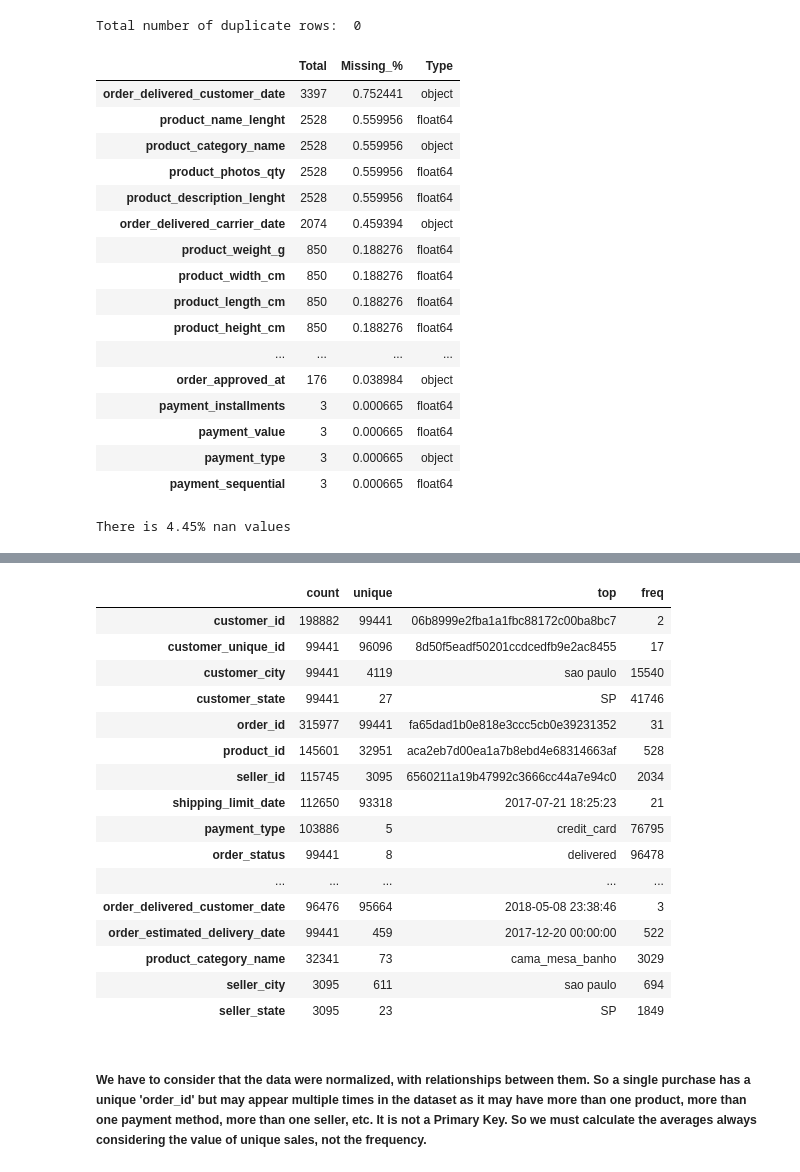
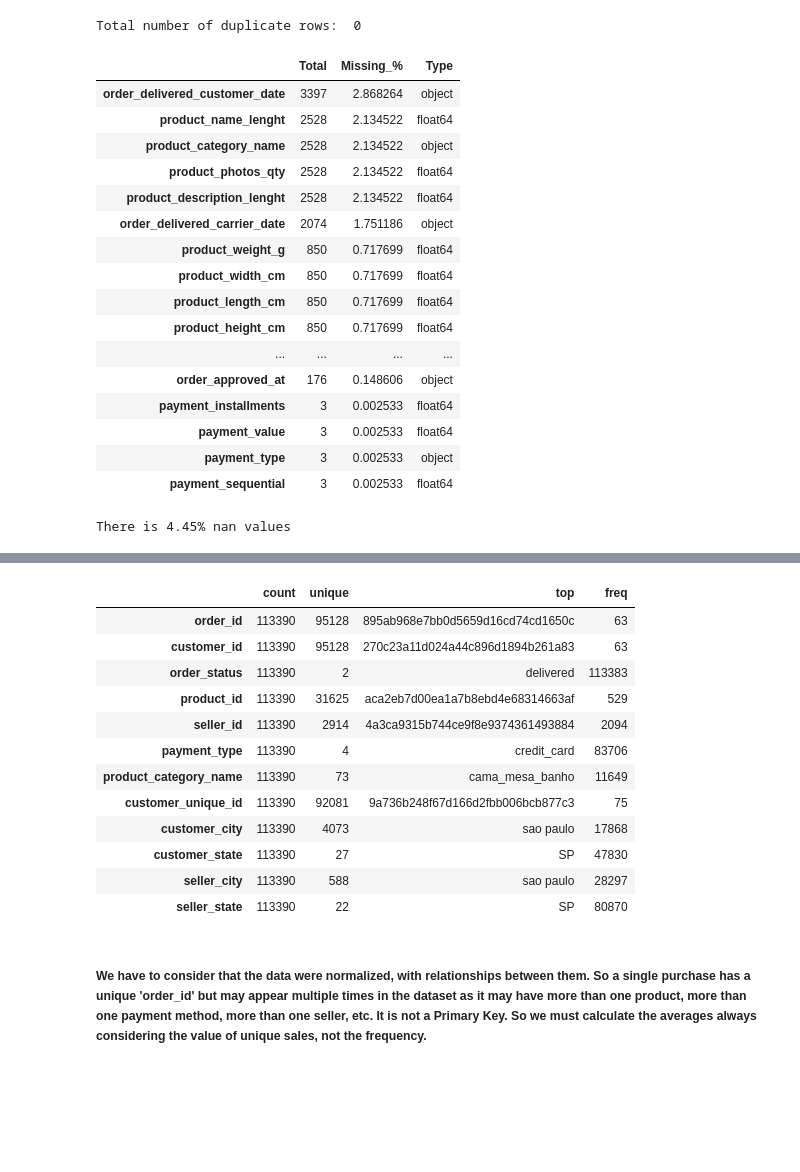
Before and after one commit to youssef02/Brazilian-E-Commerce-Public-Dataset-by-Olist, a Jupyter notebook: AI_project.ipynb, the cells around one changed output, grey strips where cells are left out. Drawn from its saved outputs; the diff is of its cells as text; code cells hidden in the pictures; blank space fills up the shorter version.

```diff
--- a/AI_project.ipynb
+++ b/AI_project.ipynb
@@ -120,27 +119,27 @@ print("Total number of duplicate rows: ", olist.duplicated().sum())
 Total number of duplicate rows:  0
 # %%
 type_and_missing = pd.concat([olist.isnull().sum().sort_values(ascending = False),
-                              ((olist.isnull().sum()/df.isnull().count())*100).sort_values(ascending=False),
+                              ((olist.isnull().sum()/olist.isnull().count())*100).sort_values(ascending=False),
                               olist.dtypes], axis=1, keys=['Total', 'Missing_%','Type'])
 type_and_missing[type_and_missing['Total'] > 0]
 # %% [output]
 |  | Total | Missing_% | Type |
-| order_delivered_customer_date | 3397 | 0.752441 | object |
-| product_name_lenght | 2528 | 0.559956 | float64 |
-| product_category_name | 2528 | 0.559956 | object |
-| product_photos_qty | 2528 | 0.559956 | float64 |
-| product_description_lenght | 2528 | 0.559956 | float64 |
-| order_delivered_carrier_date | 2074 | 0.459394 | object |
-| product_weight_g | 850 | 0.188276 | float64 |
-| product_width_cm | 850 | 0.188276 | float64 |
-| product_length_cm | 850 | 0.188276 | float64 |
-| product_height_cm | 850 | 0.188276 | float64 |
+| order_delivered_customer_date | 3397 | 2.868264 | object |
+| product_name_lenght | 2528 | 2.134522 | float64 |
+| product_category_name | 2528 | 2.134522 | object |
+| product_photos_qty | 2528 | 2.134522 | float64 |
+| product_description_lenght | 2528 | 2.134522 | float64 |
+| order_delivered_carrier_date | 2074 | 1.751186 | object |
+| product_weight_g | 850 | 0.717699 | float64 |
+| product_width_cm | 850 | 0.717699 | float64 |
+| product_length_cm | 850 | 0.717699 | float64 |
+| product_height_cm | 850 | 0.717699 | float64 |
 | ... | ... | ... | ... |
-| order_approved_at | 176 | 0.038984 | object |
-| payment_installments | 3 | 0.000665 | float64 |
-| payment_value | 3 | 0.000665 | float64 |
-| payment_type | 3 | 0.000665 | object |
-| payment_sequential | 3 | 0.000665 | float64 |
+| order_approved_at | 176 | 0.148606 | object |
+| payment_installments | 3 | 0.002533 | float64 |
+| payment_value | 3 | 0.002533 | float64 |
+| payment_type | 3 | 0.002533 | object |
+| payment_sequential | 3 | 0.002533 | float64 |
 # %%
 #Drop nan values
 before_drop = olist.shape[0]
@@ -201,25 +200,21 @@ olist.describe().T
 | seller_zip_code_prefix | 113390.0 | 24510.930117 | 27636.230916 | 1001.00 | 6429.00 | 13660.00 | 28495.0000 | 99730.00 |
 # %%
 # Categorical Data Description
-df.describe(include='O').T
+olist.describe(include='O').T
 # %% [output]
 |  | count | unique | top | freq |
-| customer_id | 198882 | 99441 | 06b8999e2fba1a1fbc88172c00ba8bc7 | 2 |
-| customer_unique_id | 99441 | 96096 | 8d50f5eadf50201ccdcedfb9e2ac8455 | 17 |
-| customer_city | 99441 | 4119 | sao paulo | 15540 |
-| customer_state | 99441 | 27 | SP | 41746 |
-| order_id | 315977 | 99441 | fa65dad1b0e818e3ccc5cb0e39231352 | 31 |
-| product_id | 145601 | 32951 | aca2eb7d00ea1a7b8ebd4e68314663af | 528 |
-| seller_id | 115745 | 3095 | 6560211a19b47992c3666cc44a7e94c0 | 2034 |
-| shipping_limit_date | 112650 | 93318 | 2017-07-21 18:25:23 | 21 |
-| payment_type | 103886 | 5 | credit_card | 76795 |
-| order_status | 99441 | 8 | delivered | 96478 |
-| ... | ... | ... | ... | ... |
-| order_delivered_customer_date | 96476 | 95664 | 2018-05-08 23:38:46 | 3 |
-| order_estimated_delivery_date | 99441 | 459 | 2017-12-20 00:00:00 | 522 |
-| product_category_name | 32341 | 73 | cama_mesa_banho | 3029 |
-| seller_city | 3095 | 611 | sao paulo | 694 |
-| seller_state | 3095 | 23 | SP | 1849 |
+| order_id | 113390 | 95128 | 895ab968e7bb0d5659d16cd74cd1650c | 63 |
+| customer_id | 113390 | 95128 | 270c23a11d024a44c896d1894b261a83 | 63 |
+| order_status | 113390 | 2 | delivered | 113383 |
+| product_id | 113390 | 31625 | aca2eb7d00ea1a7b8ebd4e68314663af | 529 |
+| seller_id | 113390 | 2914 | 4a3ca9315b744ce9f8e9374361493884 | 2094 |
+| payment_type | 113390 | 4 | credit_card | 83706 |
+| product_category_name | 113390 | 73 | cama_mesa_banho | 11649 |
+| customer_unique_id | 113390 | 92081 | 9a736b248f67d166d2fbb006bcb877c3 | 75 |
+| customer_city | 113390 | 4073 | sao paulo | 17868 |
+| customer_state | 113390 | 27 | SP | 47830 |
+| seller_city | 113390 | 588 | sao paulo | 28297 |
+| seller_state | 113390 | 22 | SP | 80870 |
 # %% [markdown]
 ##### We have to consider that the data were normalized, with relationships between them. So a single purchase has a unique 'order_id' but may appear multiple times in the dataset as it may have more than one product, more than one payment method, more than one seller, etc. It is not a Primary Key. So we must calculate the averages always considering the value of unique sales, not the frequency.
 # %%
```
Also changed, not shown: parts of 12 cells of this notebook.
